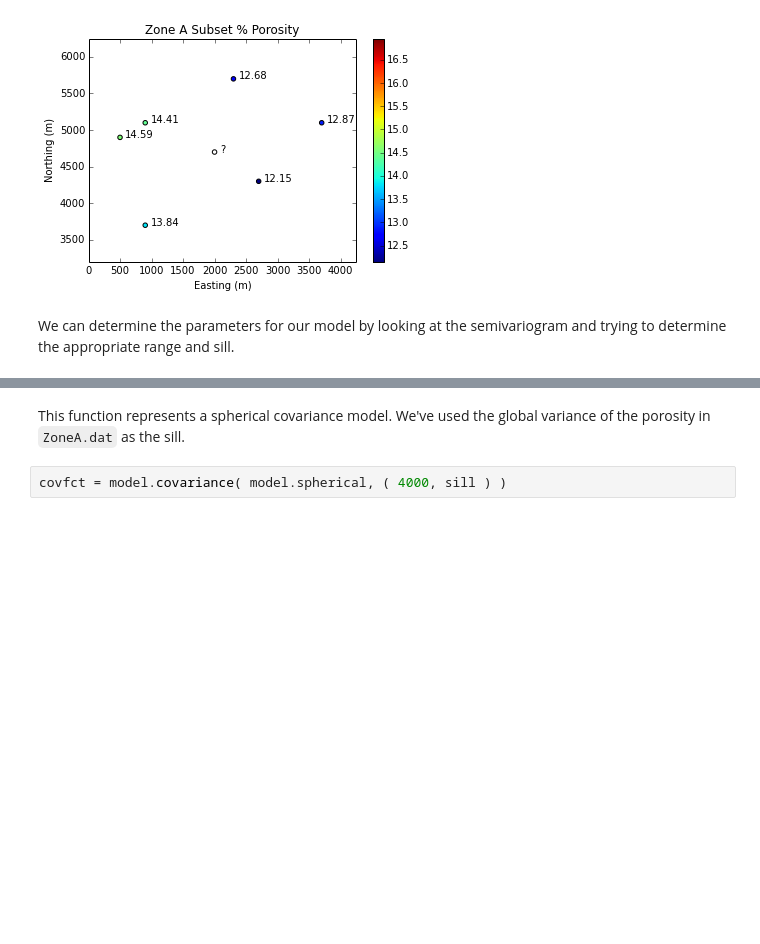
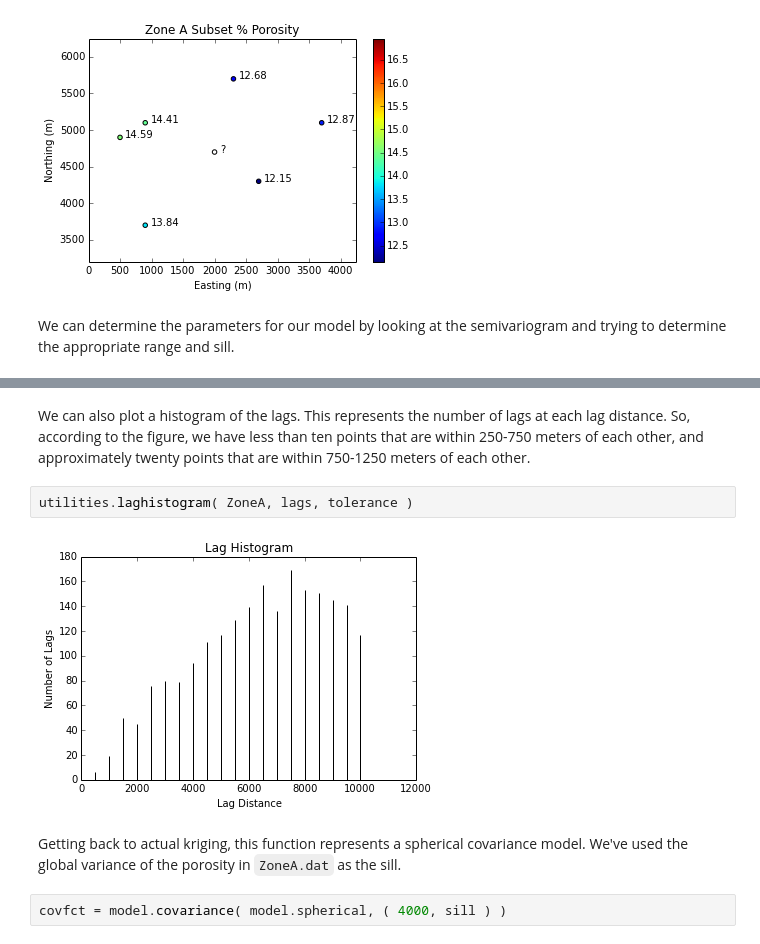
Before and after one commit to cjohnson318/geostatsmodels, a Jupyter notebook: notebooks/KrigingExample.ipynb, the cells around one changed output, grey strips where cells are left out. Cells and saved outputs as stored; diff of their text form; blank space fills up the shorter version.

```diff
--- a/notebooks/KrigingExample.ipynb
+++ b/notebooks/KrigingExample.ipynb
@@ -70,5 +83,11 @@ ax.set_xlabel('Lags') ;
+# %% [markdown]
+We can also plot a histogram of the lags. This represents the number of lags at each lag distance. So, according to the figure, we have less than ten points that are within 250-750 meters of each other, and approximately twenty points that are within 750-1250 meters of each other.
+# %%
+utilities.laghistogram( ZoneA, lags, tolerance )
+# %% [output]
+[figure, added]
 # %% [markdown]
-This function represents a spherical covariance model. We've used the global variance of the porosity in `ZoneA.dat` as the sill.
+Getting back to actual kriging, this function represents a spherical covariance model. We've used the global variance of the porosity in `ZoneA.dat` as the sill.
 # %%
 covfct = model.covariance( model.spherical, ( 4000, sill ) )
 # %% [markdown]
```
Also changed, not shown: parts of 9 cells of this notebook.
